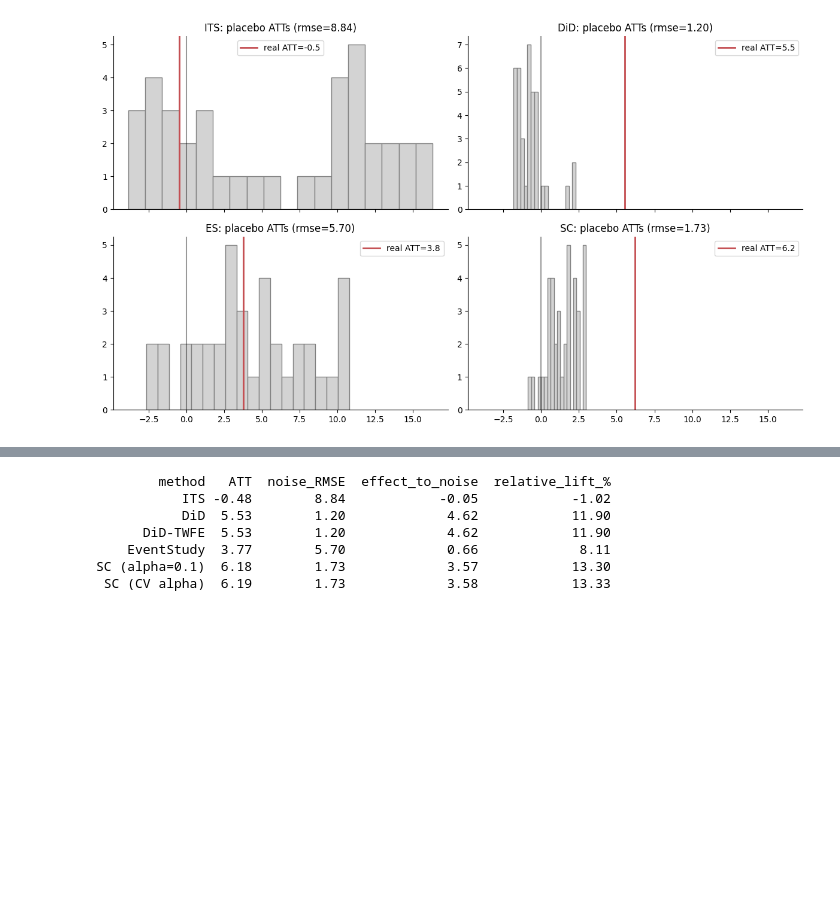
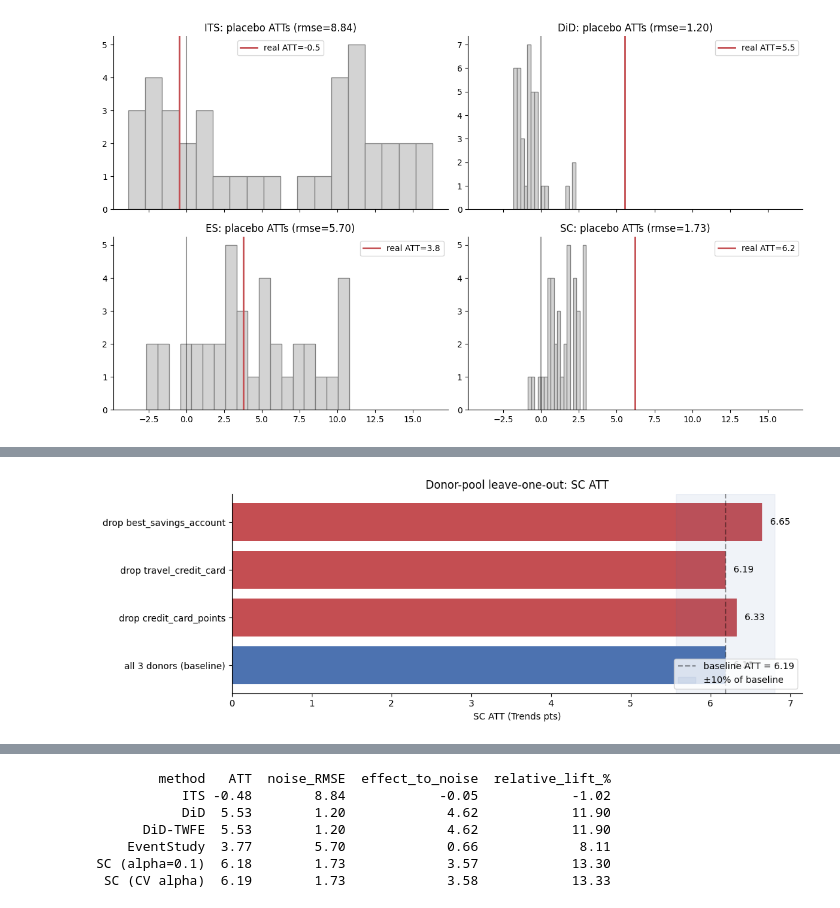
Before and after one commit to celdredge/udacity-nerdwallet-causal-inference, a Jupyter notebook: nerdwallet_causal_analysis.ipynb, the cells around one changed output, grey strips where cells are left out. Cells and saved outputs as stored; diff of their text form; code cells hidden in the pictures; blank space fills up the shorter version.

```diff
--- a/nerdwallet_causal_analysis.ipynb
+++ b/nerdwallet_causal_analysis.ipynb
@@ -613,0 +750,15 @@ SC   1.42  1.01  1.73
+# %%
+fig, ax = plt.subplots(figsize=(11, 4))
+ax.barh(loo_df['donor_set'], loo_df['ATT'],
+        color=['C0' if 'baseline' in s else 'C3' for s in loo_df['donor_set']])
+ax.axvline(baseline_loo_att, ls='--', color='k', alpha=0.4,
+           label=f'baseline ATT = {baseline_loo_att:.2f}')
+ax.axvspan(0.9 * baseline_loo_att, 1.1 * baseline_loo_att, color='C0', alpha=0.08,
+           label='±10% of baseline')
+for i, (s, a) in enumerate(zip(loo_df['donor_set'], loo_df['ATT'])):
+    ax.text(a + 0.1, i, f'{a:.2f}', va='center', fontsize=10)
+ax.set_xlabel('SC ATT (Trends pts)')
+ax.set_title('Donor-pool leave-one-out: SC ATT')
+ax.legend(loc='lower right'); plt.tight_layout(); plt.show()
+# %% [output]
+[figure, added]
```
Also changed, not shown: parts of 10 cells of this notebook.
